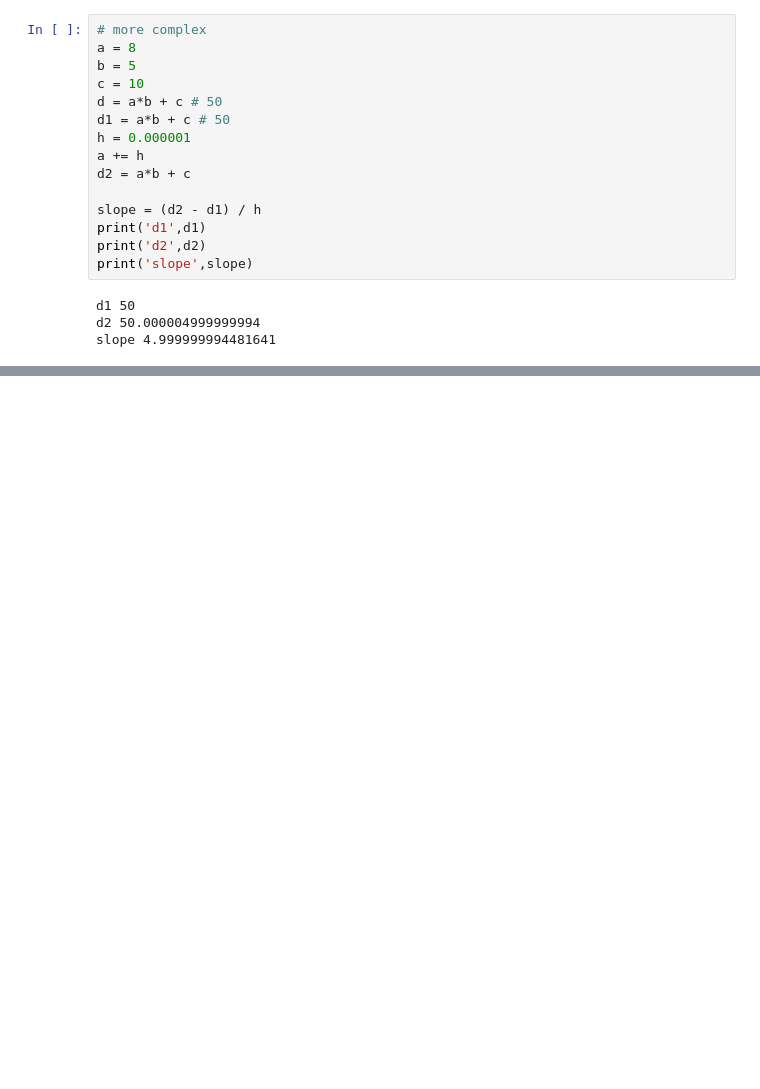
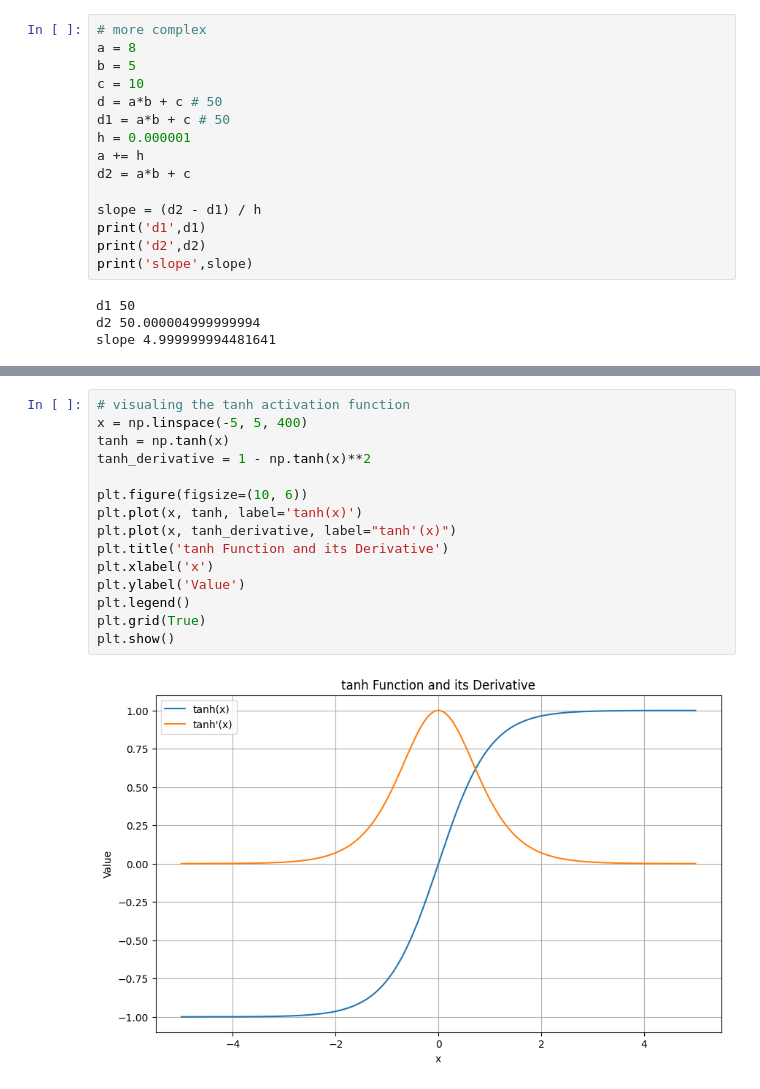
Before and after one commit to chiragtaneja20/nn-zero2hero, a Jupyter notebook: micrograd/micrograd_from_scratch.ipynb, the cells around one changed output, grey strips where cells are left out. Drawn from its saved outputs; the diff is of its cells as text; blank space fills up the shorter version.

```diff
--- a/micrograd/micrograd_from_scratch.ipynb
+++ b/micrograd/micrograd_from_scratch.ipynb
@@ -44,0 +157,17 @@ slope 4.999999994481641
+# %%
+# visualing the tanh activation function
+x = np.linspace(-5, 5, 400)
+tanh = np.tanh(x)
+tanh_derivative = 1 - np.tanh(x)**2
+
+plt.figure(figsize=(10, 6))
+plt.plot(x, tanh, label='tanh(x)')
+plt.plot(x, tanh_derivative, label="tanh'(x)")
+plt.title('tanh Function and its Derivative')
+plt.xlabel('x')
+plt.ylabel('Value')
+plt.legend()
+plt.grid(True)
+plt.show()
+# %% [output]
+[figure, added]
```
Also changed, not shown: parts of 9 cells of this notebook, 2 other files.
